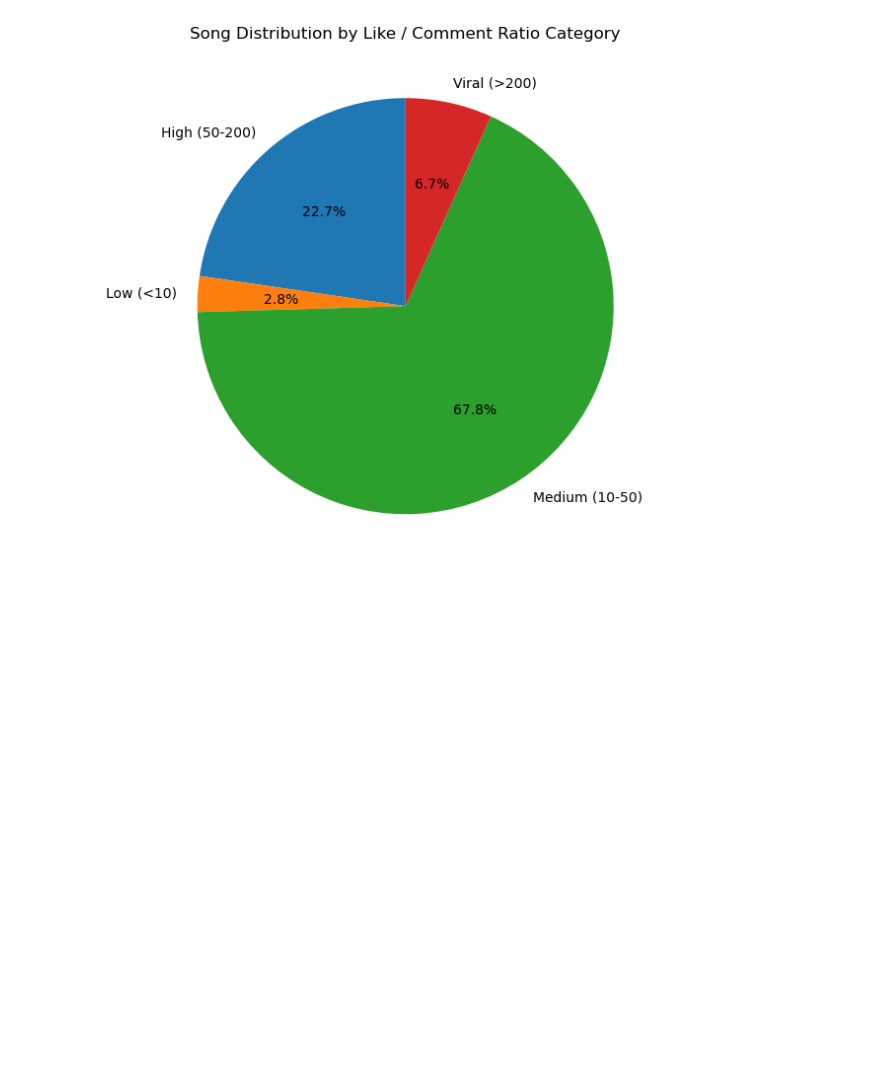
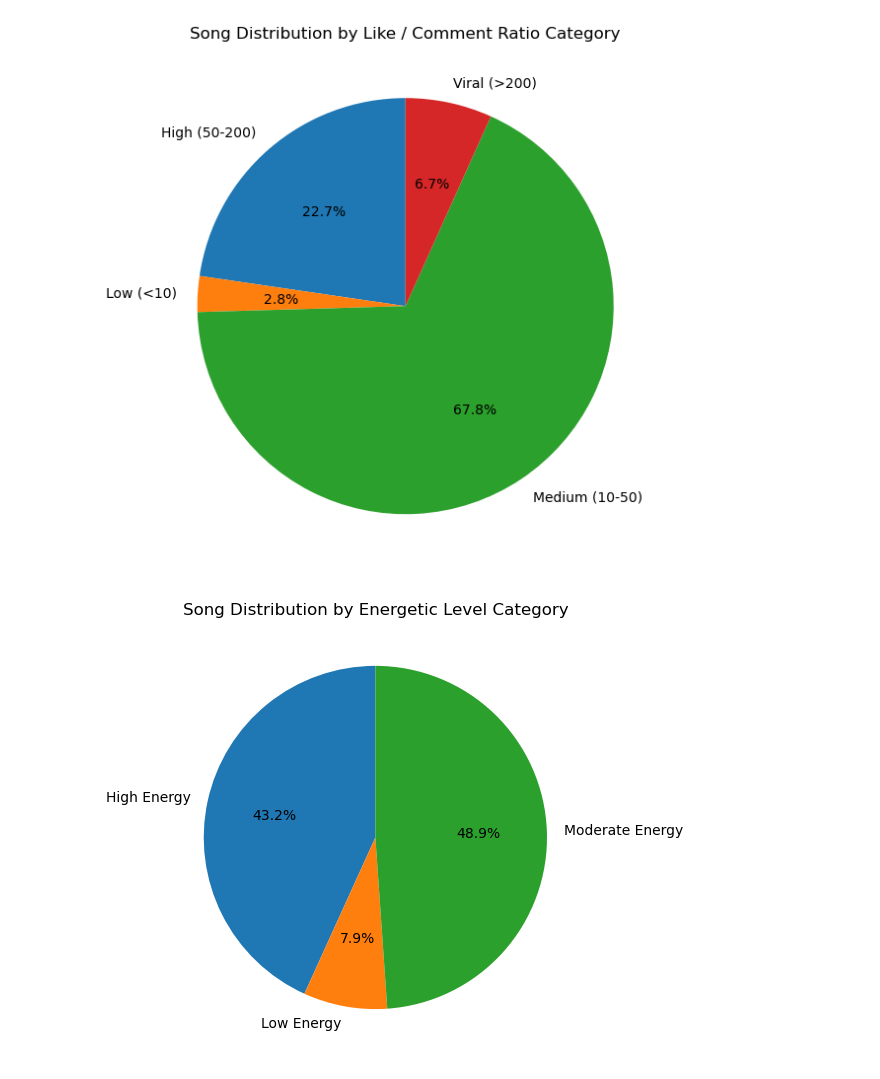
Before and after one commit to FlazeFy2/DS_Spotify-YouTube-Data, a Jupyter notebook: exploratory data analysis-pie.ipynb, the cells around one changed output. Saved outputs shown, nothing was run; the diff lists cells and outputs as text; code cells hidden in the pictures; blank space fills up the shorter version.

Commit message:
[DS] Exploratory Data Analysis (EDA) - Pie Chart Song Distribution By Energetic Level Category

```diff
--- a/exploratory data analysis-pie.ipynb
+++ b/exploratory data analysis-pie.ipynb
@@ -132,3 +132,36 @@ plt.tight_layout()
 plt.show()
 # %% [output]
 [figure]
+# %%
+import pandas as pd
+import matplotlib.pyplot as plt
+
+# Dataset
+# Exploratory Data Analysis (EDA) - Pie Chart Song Distribution By Energetic Level Category
+df = pd.read_csv("Spotify Youtube Dataset.csv")
+
+df["Duration_min"] = df["Duration_ms"] / 60000
+
+# Categorize by energetic
+def categorize_energetic(lvl):
+    if lvl < 0.3:
+        return "Low Energy"
+    elif lvl <= 0.7:
+        return "Moderate Energy"
+    else:
+        return "High Energy"
+
+df["Energetic Level Category"] = df["Energy"].apply(categorize_energetic)
+
+# Count per category
+duration_counts = df["Energetic Level Category"].value_counts().sort_index()
+
+# Pie chart
+plt.figure(figsize=(6, 6))
+duration_counts.plot.pie(autopct='%1.1f%%', startangle=90)
+plt.title("Song Distribution by Energetic Level Category")
+plt.ylabel("")
+plt.tight_layout()
+plt.show()
+# %% [output]
+[figure, added]
```
